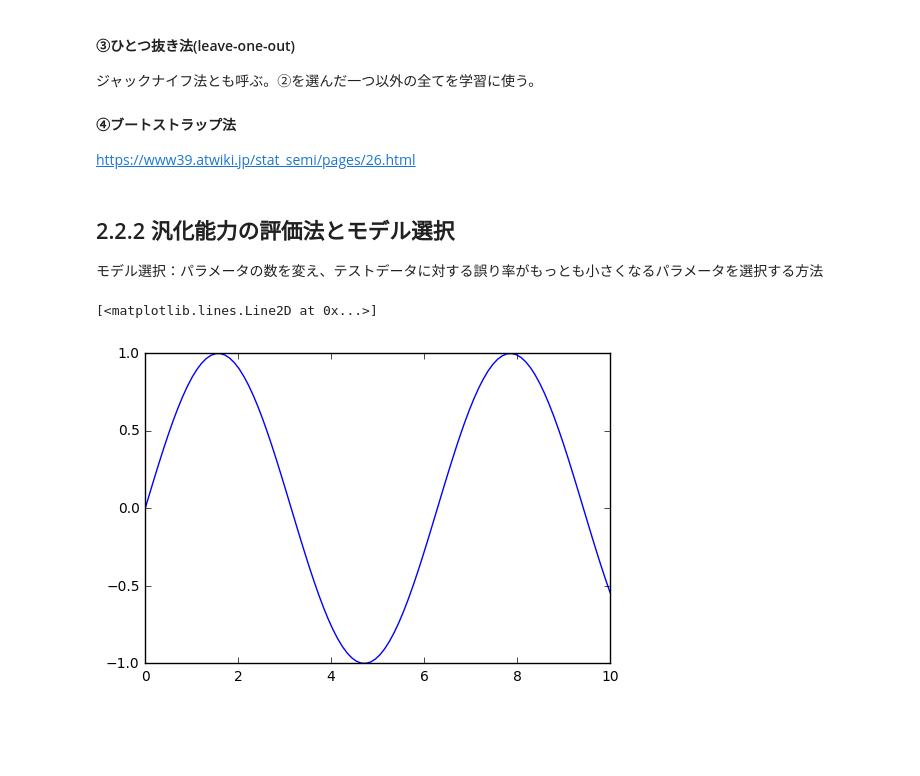
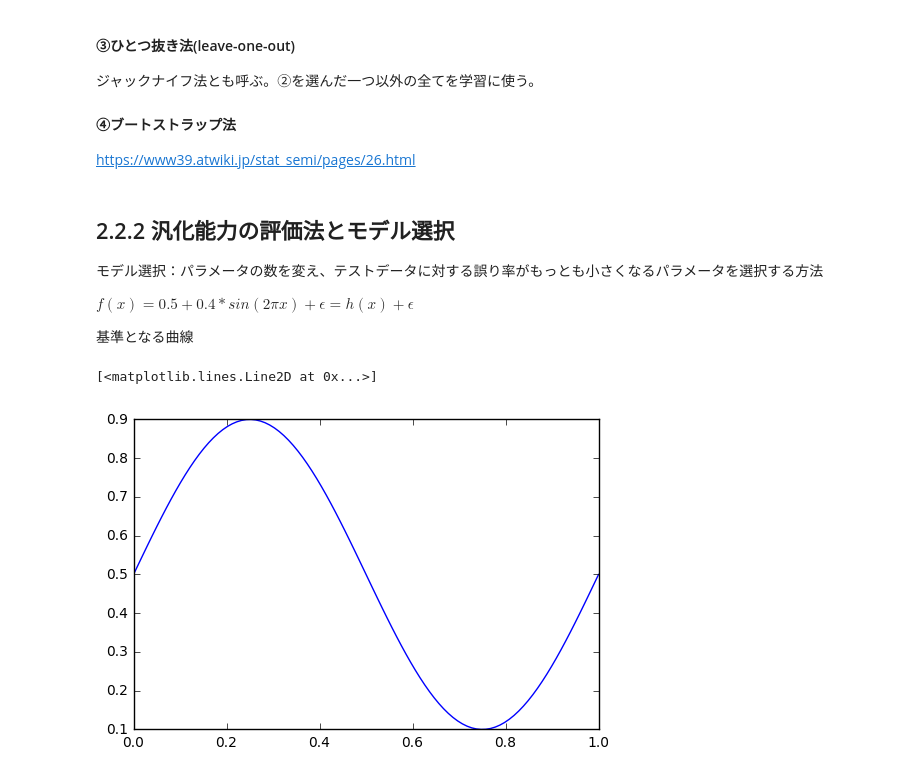
Before and after one commit to natsutan/hajipata, a Jupyter notebook: chap2/chap2.ipynb, the cells around one changed output. Drawn from its saved outputs; the diff is of its cells as text; code cells hidden in the pictures; blank space fills up the shorter version.

```diff
--- a/chap2/chap2.ipynb
+++ b/chap2/chap2.ipynb
@@ -61,13 +61,21 @@ https://www39.atwiki.jp/stat_semi/pages/26.html
 # %% [markdown]
 ## 2.2.2 汎化能力の評価法とモデル選択
 モデル選択：パラメータの数を変え、テストデータに対する誤り率がもっとも小さくなるパラメータを選択する方法
+
+
+$f(x) = 0.5 + 0.4*sin(2 \pi x) + \epsilon = h(x) + \epsilon$
+
+基準となる曲線
 # %%
 %matplotlib inline
 import numpy as np
+from numpy.random import *
 import matplotlib.pyplot as plt
-x = np.linspace(0, 10, 100)
-y  = np.sin(x)
+import math
+
+x = np.linspace(0, 1, 100)
+y  = 0.5 + 0.4 * np.sin(2 * x * math.pi)
 plt.plot(x, y)
 # %% [output]
 [<matplotlib.lines.Line2D at 0x...>]
-[figure, old version]
+[figure, new version]
```
Also changed, not shown: parts of 3 cells of this notebook.
